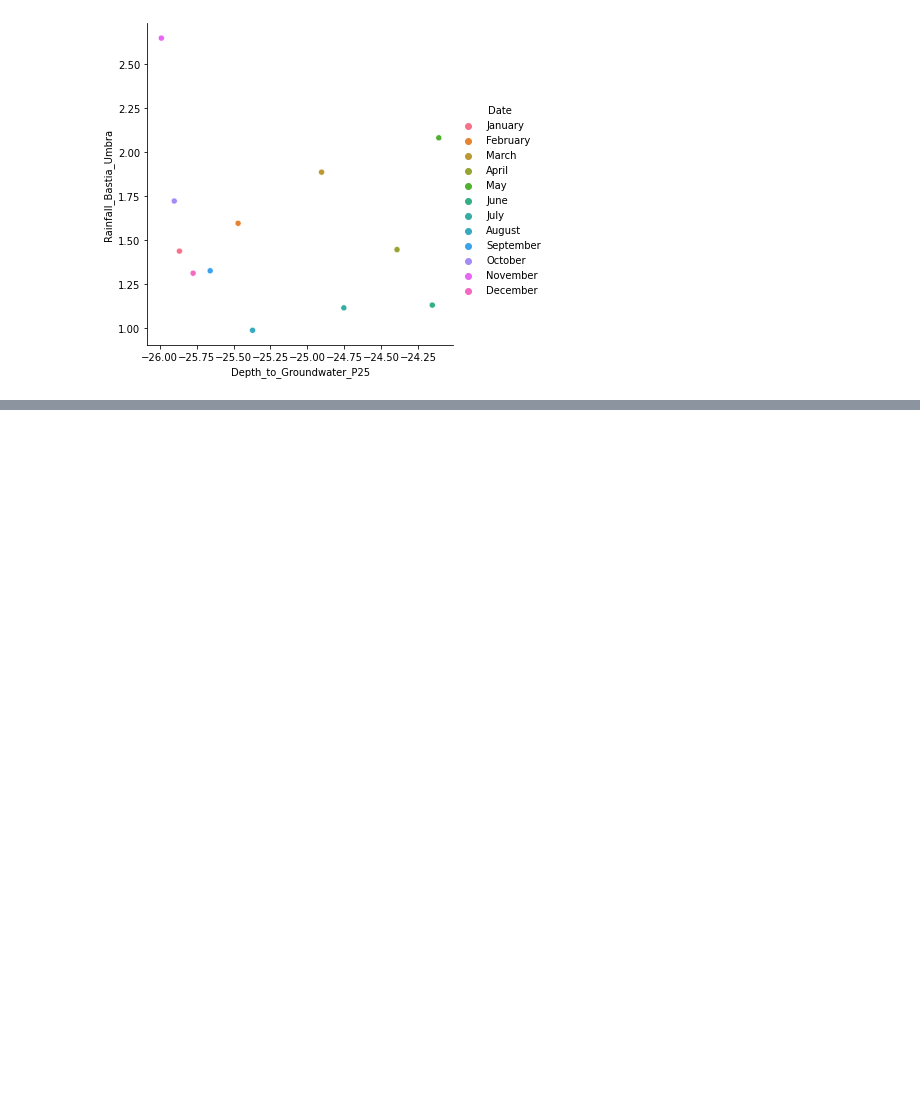
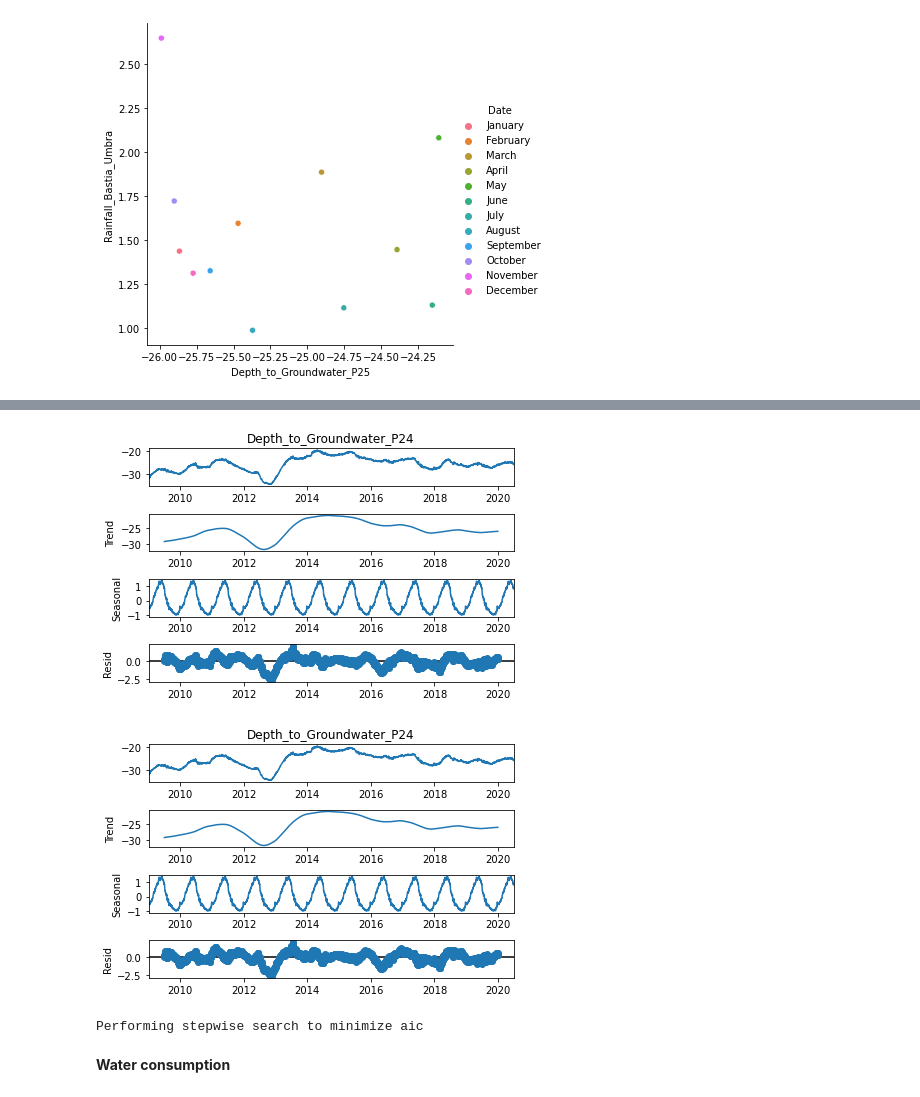
Before and after one commit to msplmansit98/aceawateranalytics, a Jupyter notebook: waterexploration_petrignano.ipynb, the cells around one changed output, grey strips where cells are left out. Cells and saved outputs as stored; diff of their text form; code cells hidden in the pictures; blank space fills up the shorter version.

```diff
--- a/waterexploration_petrignano.ipynb
+++ b/waterexploration_petrignano.ipynb
@@ -425,0 +668,13 @@ corr_daily.sort_values(by=['correlation'],ascending=False)
+# %%
+result = seasonal_decompose(petrignano[col_names[2]], model='additive', period=365)
+result.plot()
+# %% [output]
+[figure, added]
+[figure, added]
+# %%
+from pmdarima import auto_arima
+auto=auto_arima(petrignano[col_names[2]],d=0,max_d=0,D=0,max_D=1,trace=True,seasonal=True,stationary=True,m=365,random=True,supress_warning=True)
+# %% [output]
+Performing stepwise search to minimize aic
+# %% [markdown]
+**Water consumption**
```
Also changed, not shown: parts of 38 cells of this notebook, 1 other file.
